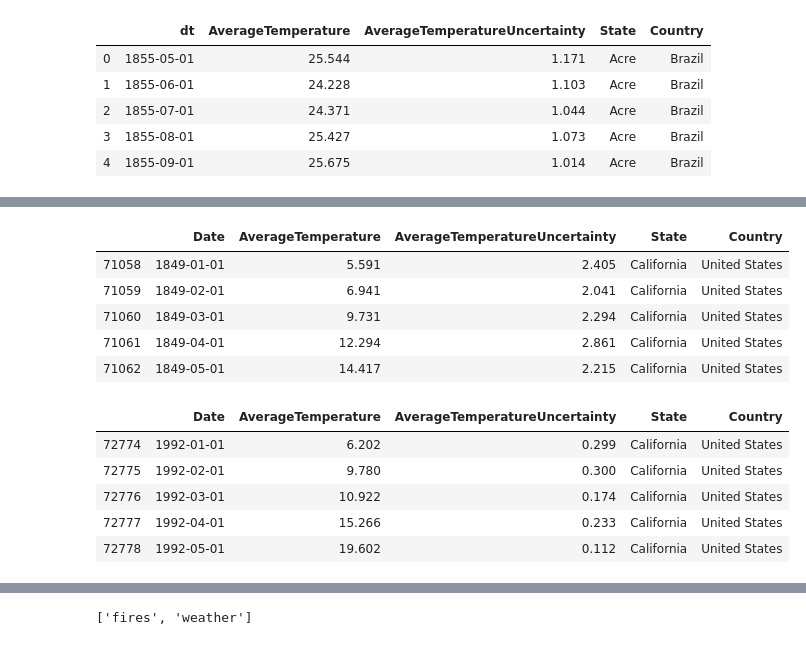
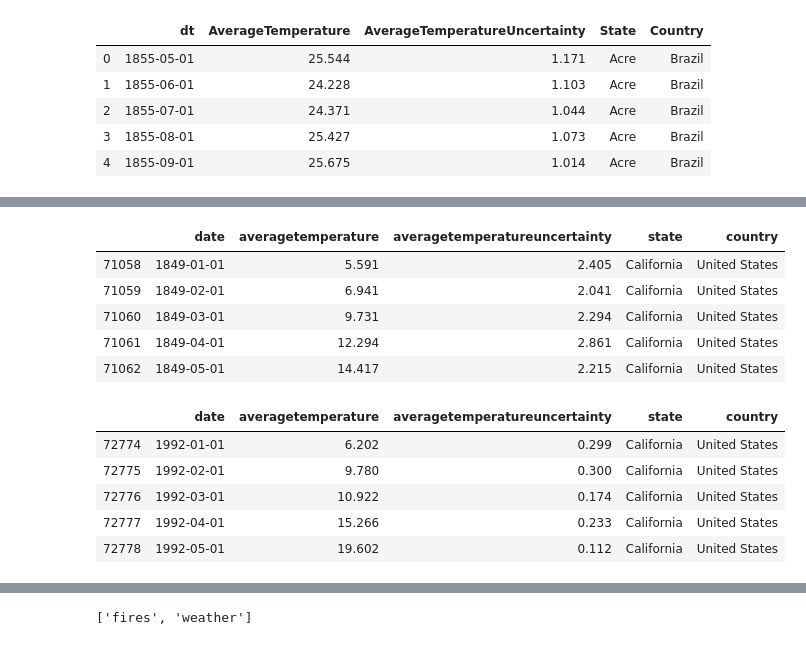
Before and after one commit to arjunng/ETL-Project, a Jupyter notebook: ETL_project_Final.ipynb, the cells around one changed output, grey strips where cells are left out. Cells and saved outputs as stored; diff of their text form; code cells hidden in the pictures.

```diff
--- a/ETL_project_Final.ipynb
+++ b/ETL_project_Final.ipynb
@@ -151,4 +151,10 @@ df_weather.head()
 | 3 | 1855-08-01 | 25.427 | 1.073 | Acre | Brazil |
 | 4 | 1855-09-01 | 25.675 | 1.014 | Acre | Brazil |
 # %%
-df_weather = df_weather.rename(columns={"dt":"Date"})
+df_weather = df_weather.rename(
+    columns={"dt": "date",
+             "AverageTemperature": "averagetemperature",
+             "AverageTemperatureUncertainty": "averagetemperatureuncertainty",
+             "State": "state",
+             "Country": "country"})
+df_weather.head()
@@ -155,9 +168,9 @@ df_weather = df_weather.rename(columns={"dt":"Date"})
 # %%
 # Filter down to California
-df_weather_cali=df_weather.loc[df_weather["State"] == "California",:]
+df_weather_cali=df_weather.loc[df_weather["state"] == "California",:]
 df_weather_cali.head()
 # %% [output]
-|  | Date | AverageTemperature | AverageTemperatureUncertainty | State | Country |
+|  | date | averagetemperature | averagetemperatureuncertainty | state | country |
 | 71058 | 1849-01-01 | 5.591 | 2.405 | California | United States |
 | 71059 | 1849-02-01 | 6.941 | 2.041 | California | United States |
 | 71060 | 1849-03-01 | 9.731 | 2.294 | California | United States |
@@ -165,10 +178,10 @@ df_weather_cali.head()
 | 71062 | 1849-05-01 | 14.417 | 2.215 | California | United States |
 # %%
 # Filter Date greater than 1991
-df_weather_cali=df_weather_cali.loc[df_weather_cali["Date"] > "1991-12-01", :]
+df_weather_cali=df_weather_cali.loc[df_weather_cali["date"] > "1991-12-01", :]
 df_weather_cali.head()
 # %% [output]
-|  | Date | AverageTemperature | AverageTemperatureUncertainty | State | Country |
+|  | date | averagetemperature | averagetemperatureuncertainty | state | country |
 | 72774 | 1992-01-01 | 6.202 | 0.299 | California | United States |
 | 72775 | 1992-02-01 | 9.780 | 0.300 | California | United States |
 | 72776 | 1992-03-01 | 10.922 | 0.174 | California | United States |
```
Also changed, not shown: parts of 11 cells of this notebook, 1 other file.
